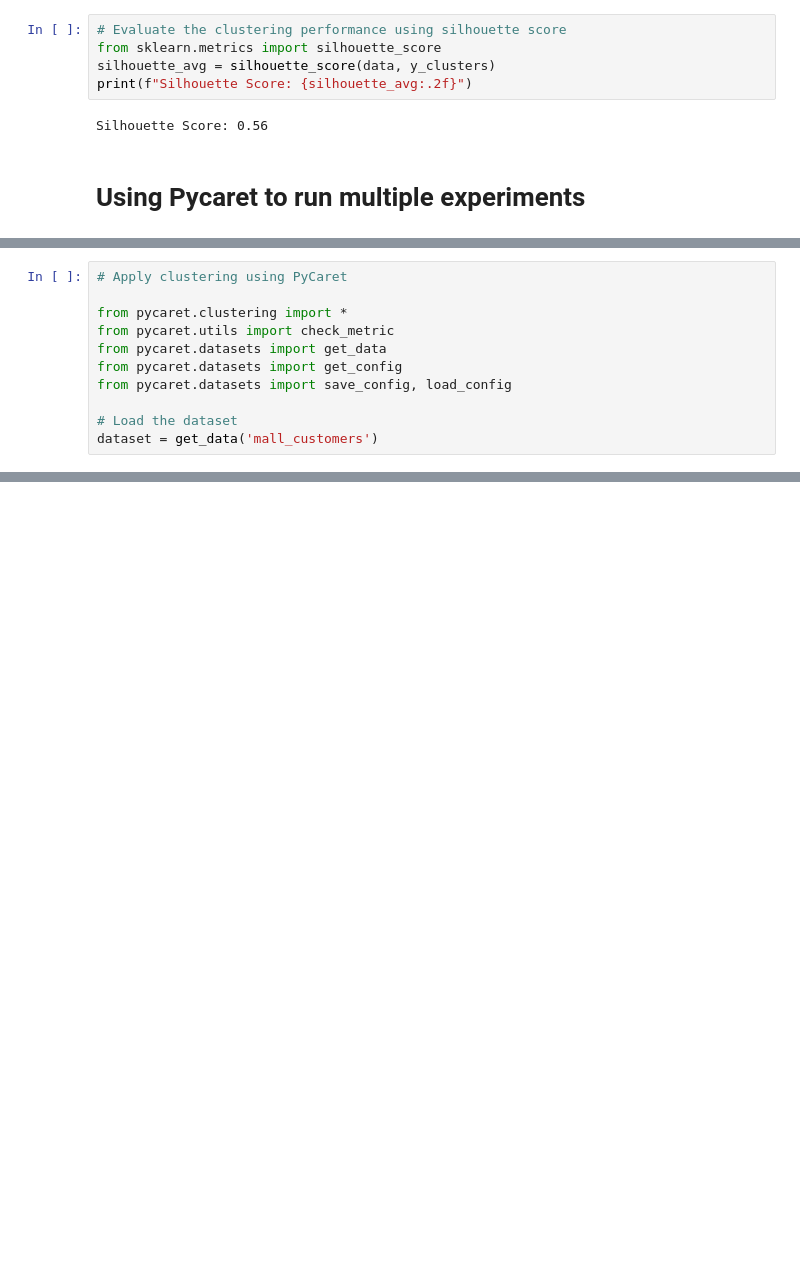
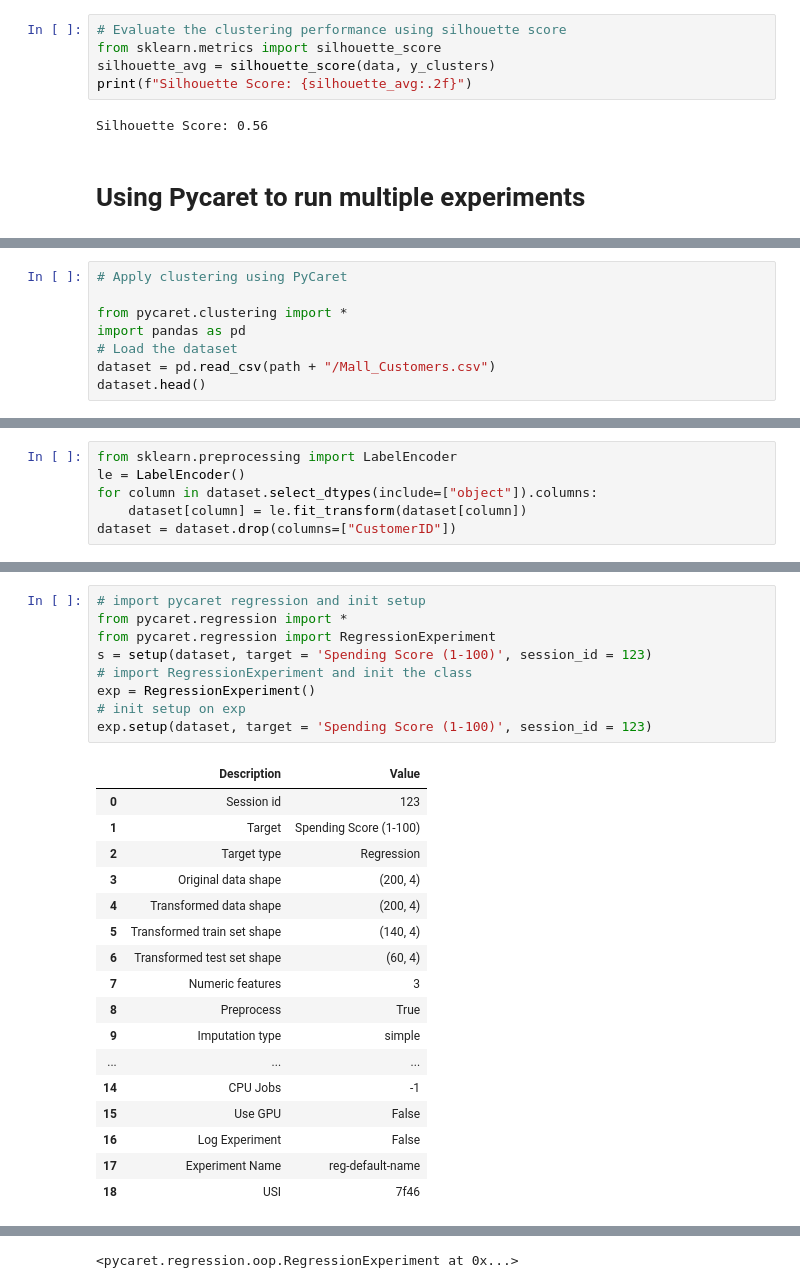
Before and after one commit to iadel93/DEBI_Python, a Jupyter notebook: MachineLearning/Clustering.ipynb, the cells around one changed output, grey strips where cells are left out. Saved outputs shown, nothing was run; the diff lists cells and outputs as text; blank space fills up the shorter version.

```diff
--- a/MachineLearning/Clustering.ipynb
+++ b/MachineLearning/Clustering.ipynb
@@ -147,10 +108,7 @@ Collecting numpy<1.27,>=1.21 (from pycaret)
 # Apply clustering using PyCaret
 
 from pycaret.clustering import *
-from pycaret.utils import check_metric
-from pycaret.datasets import get_data
-from pycaret.datasets import get_config
-from pycaret.datasets import save_config, load_config
-
+import pandas as pd
 # Load the dataset
-dataset = get_data('mall_customers')
+dataset = pd.read_csv(path + "/Mall_Customers.csv")
+dataset.head()
@@ -156,0 +122,6 @@ dataset = get_data('mall_customers')
+# %%
+from sklearn.preprocessing import LabelEncoder
+le = LabelEncoder()
+for column in dataset.select_dtypes(include=["object"]).columns:
+    dataset[column] = le.fit_transform(dataset[column])
+dataset = dataset.drop(columns=["CustomerID"])
@@ -156,0 +241,27 @@ dataset = get_data('mall_customers')
+# %%
+# import pycaret regression and init setup
+from pycaret.regression import *
+from pycaret.regression import RegressionExperiment
+s = setup(dataset, target = 'Spending Score (1-100)', session_id = 123)
+# import RegressionExperiment and init the class
+exp = RegressionExperiment()
+# init setup on exp
+exp.setup(dataset, target = 'Spending Score (1-100)', session_id = 123)
+# %% [output]
+|  | Description | Value |
+| 0 | Session id | 123 |
+| 1 | Target | Spending Score (1-100) |
+| 2 | Target type | Regression |
+| 3 | Original data shape | (200, 4) |
+| 4 | Transformed data shape | (200, 4) |
+| 5 | Transformed train set shape | (140, 4) |
+| 6 | Transformed test set shape | (60, 4) |
+| 7 | Numeric features | 3 |
+| 8 | Preprocess | True |
+| 9 | Imputation type | simple |
+| ... | ... | ... |
+| 14 | CPU Jobs | -1 |
+| 15 | Use GPU | False |
+| 16 | Log Experiment | False |
+| 17 | Experiment Name | reg-default-name |
+| 18 | USI | 7f46 |
@@ -156,0 +285 @@ dataset = get_data('mall_customers')
+<pycaret.regression.oop.RegressionExperiment at 0x...>
```
Also changed, not shown: parts of 13 cells of this notebook, 10 other files.
